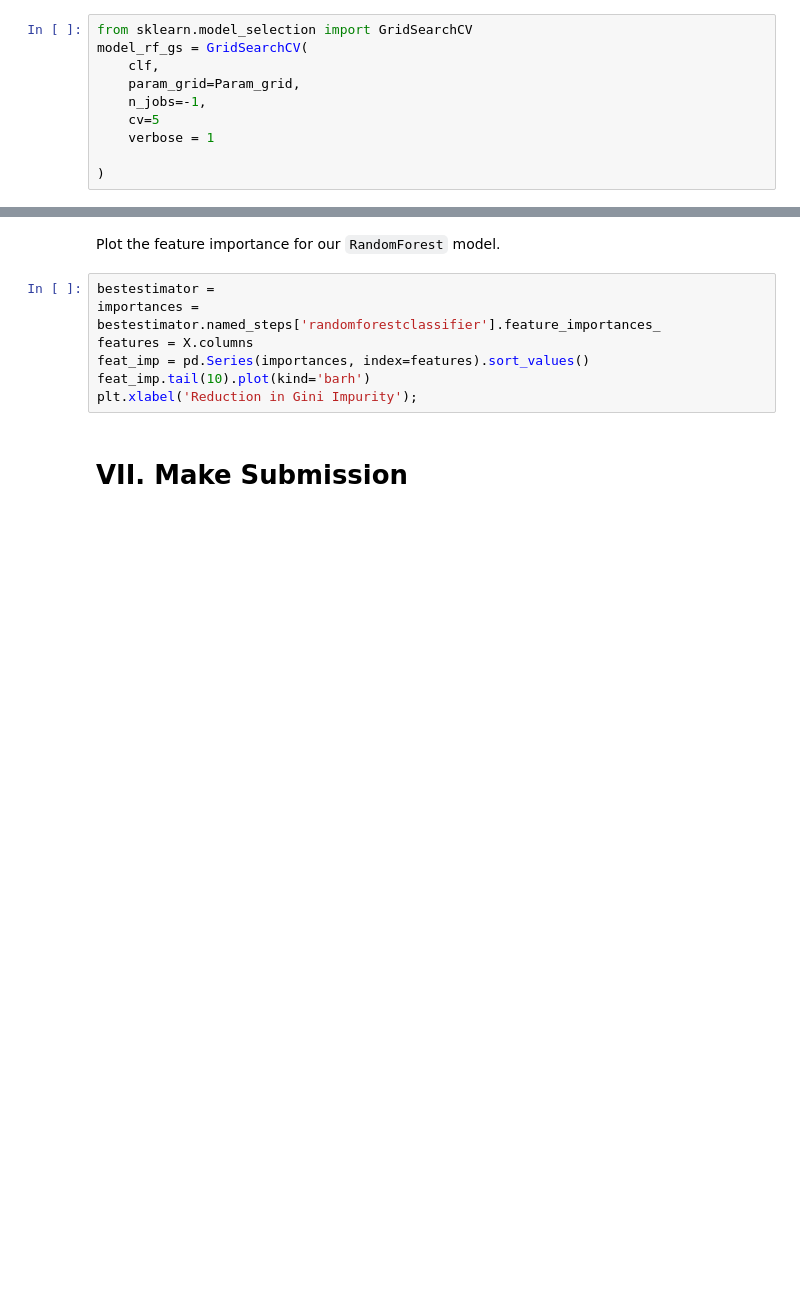
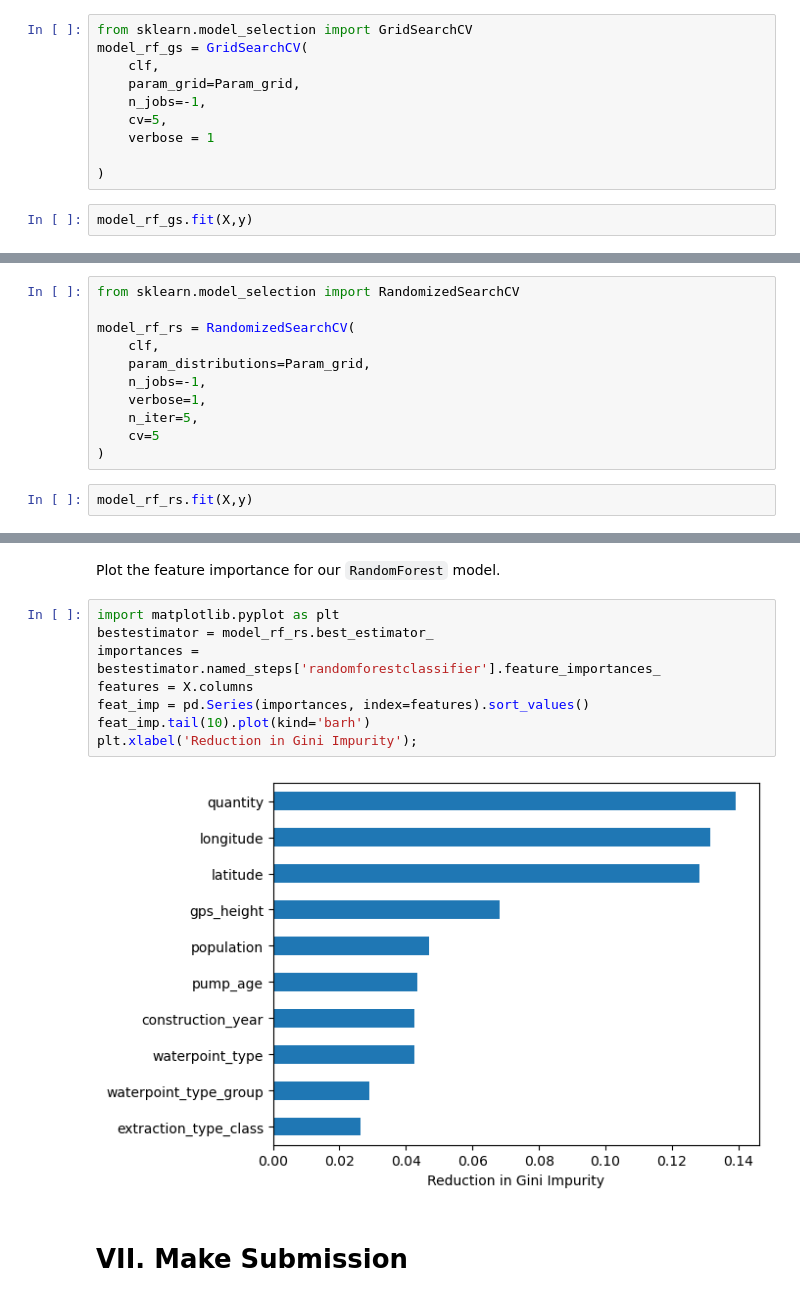
Before and after one commit to ayebaishmo/Cross-validation, a Jupyter notebook: module3-cross-validation/JDS_SHR_223_guided_project_notes.ipynb, the cells around one changed output, grey strips where cells are left out. Drawn from its saved outputs; the diff is of its cells as text; blank space fills up the shorter version.

```diff
--- a/module3-cross-validation/JDS_SHR_223_guided_project_notes.ipynb
+++ b/module3-cross-validation/JDS_SHR_223_guided_project_notes.ipynb
@@ -205,7 +205,9 @@ model_rf_gs = GridSearchCV(
     clf,
     param_grid=Param_grid,
     n_jobs=-1,
-    cv=5
+    cv=5,
     verbose = 1
 
 )
+# %%
+model_rf_gs.fit(X,y)
@@ -212,2 +260,15 @@ model_rf_gs = GridSearchCV(
 # %% [markdown]
 **`RandomizedSearchCV`:**
+# %%
+from sklearn.model_selection import RandomizedSearchCV
+
+model_rf_rs = RandomizedSearchCV(
+    clf,
+    param_distributions=Param_grid,
+    n_jobs=-1,
+    verbose=1,
+    n_iter=5,
+    cv=5
+)
+# %%
+model_rf_rs.fit(X,y)
@@ -218,12 +304,15 @@ model_rf_gs = GridSearchCV(
 # %% [markdown]
 Plot the feature importance for our `RandomForest` model.
 # %%
-bestestimator =
+import matplotlib.pyplot as plt
+bestestimator = model_rf_rs.best_estimator_
 importances = bestestimator.named_steps['randomforestclassifier'].feature_importances_
 features = X.columns
 feat_imp = pd.Series(importances, index=features).sort_values()
 feat_imp.tail(10).plot(kind='barh')
 plt.xlabel('Reduction in Gini Impurity');
+# %% [output]
+[figure, added]
 # %% [markdown]
 # VII. Make Submission
 # %%
```
Also changed, not shown: parts of 12 cells of this notebook, 2 other files.
